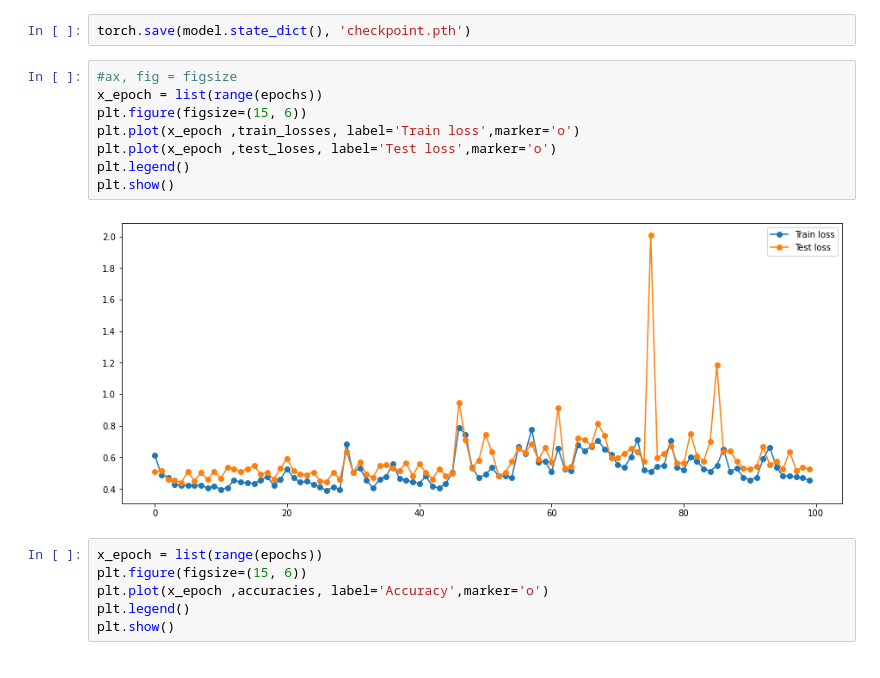
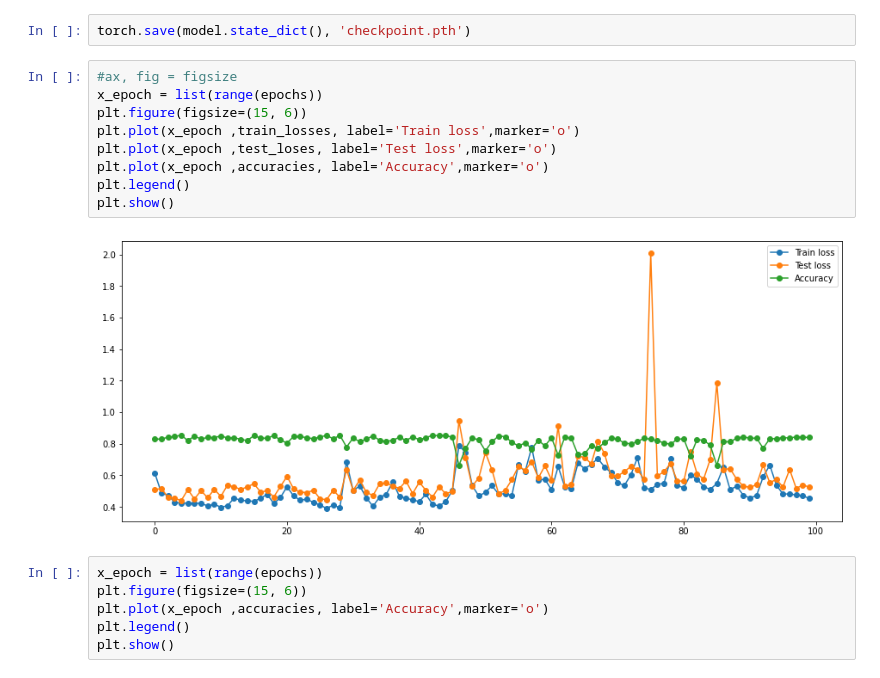
Before and after one commit to omolara-atoyebi/Deep-learning2, a Jupyter notebook: 05. MLP Kaggle challenge/fmnist.ipynb, the cells around one changed output. Saved outputs shown, nothing was run; the diff lists cells and outputs as text.

```diff
--- a/05. MLP Kaggle challenge/fmnist.ipynb
+++ b/05. MLP Kaggle challenge/fmnist.ipynb
@@ -193,13 +193,14 @@ torch.save(model.state_dict(), 'checkpoint.pth')
 # %%
 #ax, fig = figsize
 x_epoch = list(range(epochs))
 plt.figure(figsize=(15, 6))
 plt.plot(x_epoch ,train_losses, label='Train loss',marker='o')
 plt.plot(x_epoch ,test_loses, label='Test loss',marker='o')
+plt.plot(x_epoch ,accuracies, label='Accuracy',marker='o')
 plt.legend()
 plt.show()
 # %% [output]
-[figure, old version]
+[figure, new version]
 # %%
 x_epoch = list(range(epochs))
 plt.figure(figsize=(15, 6))
```
